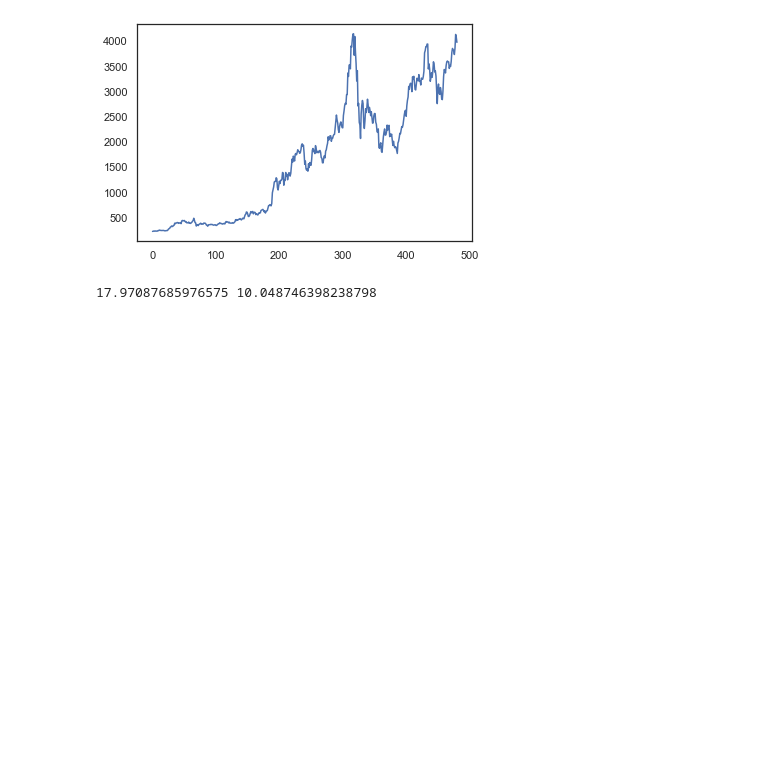
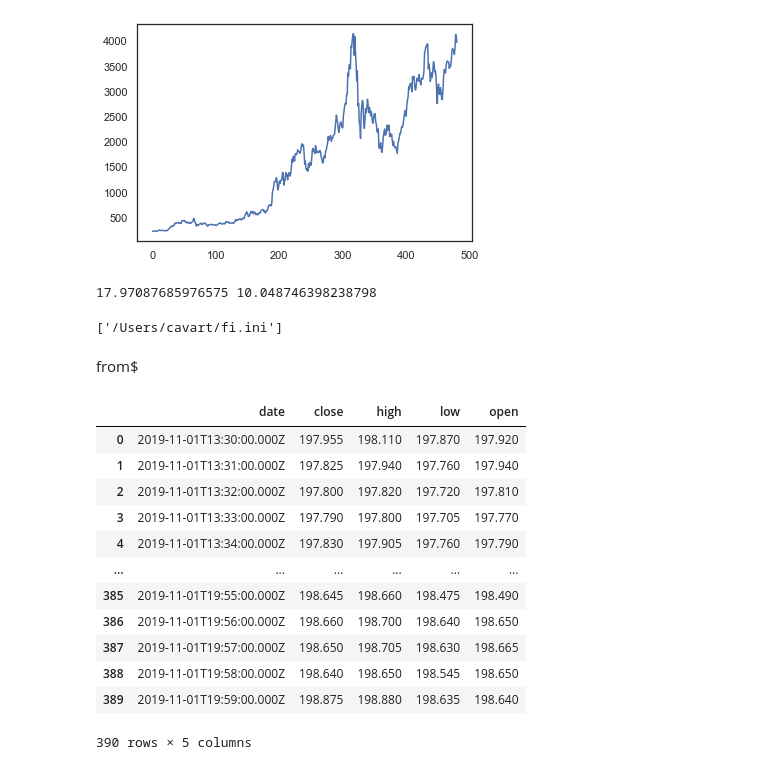
Before and after one commit to cavart28/investate, a Jupyter notebook: investate/dev_notebook.ipynb, the cells around one changed output. Saved outputs shown, nothing was run; the diff lists cells and outputs as text; code cells hidden in the pictures; blank space fills up the shorter version.

```diff
--- a/investate/dev_notebook.ipynb
+++ b/investate/dev_notebook.ipynb
@@ -60,3 +60,29 @@ print(cut_series[-1]/cut_series[0], total[-1])
 [figure]
 [figure]
 17.97087685976575 10.048746398238798
+# %%
+import configparser
+import datetime
+import os
+import requests
+import json
+
+from tiingo import TiingoClient
+import robin_stocks.robinhood as r
+import pandas_datareader as pdr
+
+import pandas as pd
+
+def mkdir_if_missing(folder_path):
+    if not os.path.exists(folder_path):
+        os.makedirs(folder_path)
+
+DFLT_SOURCE_DIR = os.path.expanduser('~/invest')
+
+config_path = os.path.expanduser('~/fi.ini')
+myconfigs = configparser.ConfigParser()
+myconfigs.read(config_path)
+# %% [output]
+['/Users/cavart/fi.ini']
+# %% [markdown]
+from$
@@ -62,0 +91,19 @@ print(cut_series[-1]/cut_series[0], total[-1])
+# %%
+response = get_intraday_data()
+data = json.loads(response.text)
+# %%
+pd.DataFrame(data)
+# %% [output]
+|  | date | close | high | low | open |
+| 0 | 2019-11-01T13:30:00.000Z | 197.955 | 198.110 | 197.870 | 197.920 |
+| 1 | 2019-11-01T13:31:00.000Z | 197.825 | 197.940 | 197.760 | 197.940 |
+| 2 | 2019-11-01T13:32:00.000Z | 197.800 | 197.820 | 197.720 | 197.810 |
+| 3 | 2019-11-01T13:33:00.000Z | 197.790 | 197.800 | 197.705 | 197.770 |
+| 4 | 2019-11-01T13:34:00.000Z | 197.830 | 197.905 | 197.760 | 197.790 |
+| ... | ... | ... | ... | ... | ... |
+| 385 | 2019-11-01T19:55:00.000Z | 198.645 | 198.660 | 198.475 | 198.490 |
+| 386 | 2019-11-01T19:56:00.000Z | 198.660 | 198.700 | 198.640 | 198.650 |
+| 387 | 2019-11-01T19:57:00.000Z | 198.650 | 198.705 | 198.630 | 198.665 |
+| 388 | 2019-11-01T19:58:00.000Z | 198.640 | 198.650 | 198.545 | 198.650 |
+| 389 | 2019-11-01T19:59:00.000Z | 198.875 | 198.880 | 198.635 | 198.640 |
+390 rows × 5 columns
```
Also changed, not shown: parts of 1 cell of this notebook.
